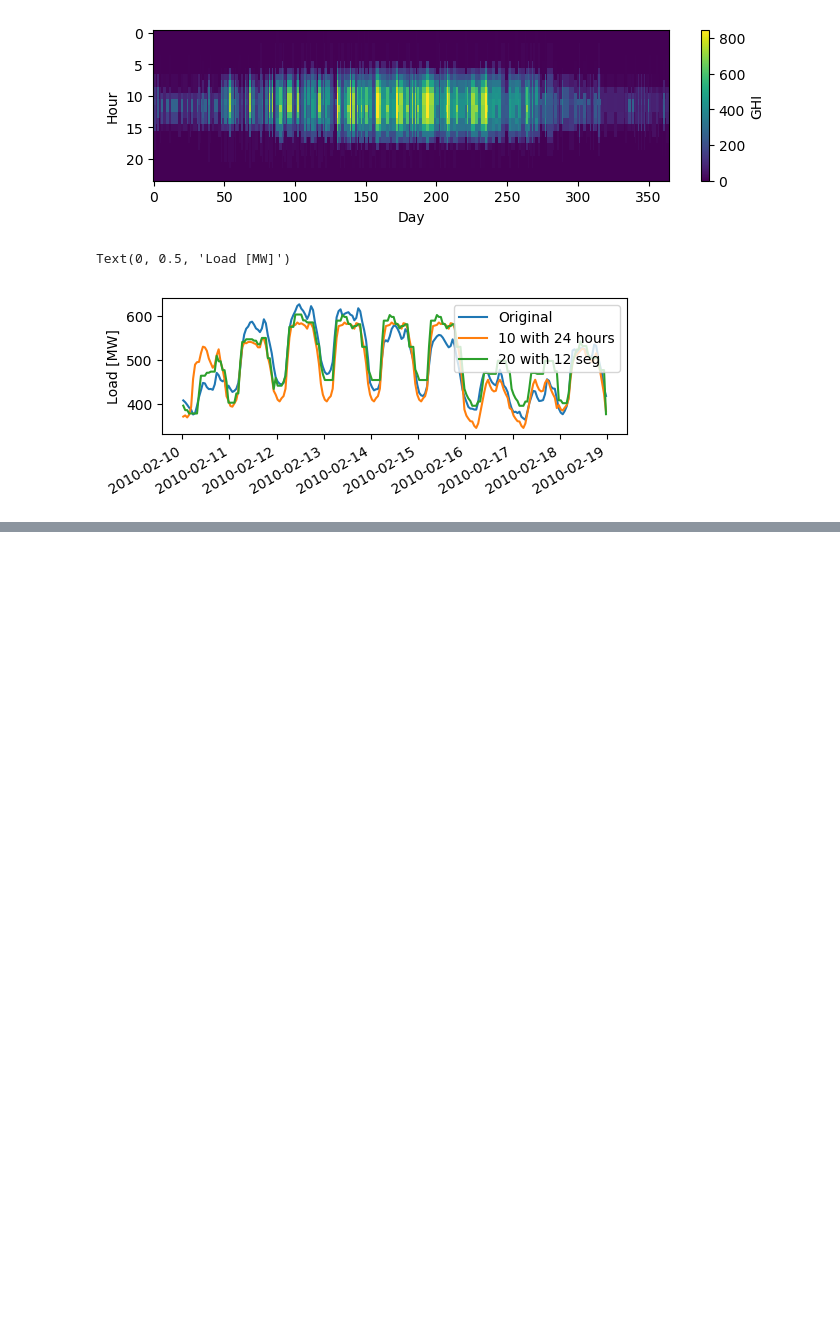
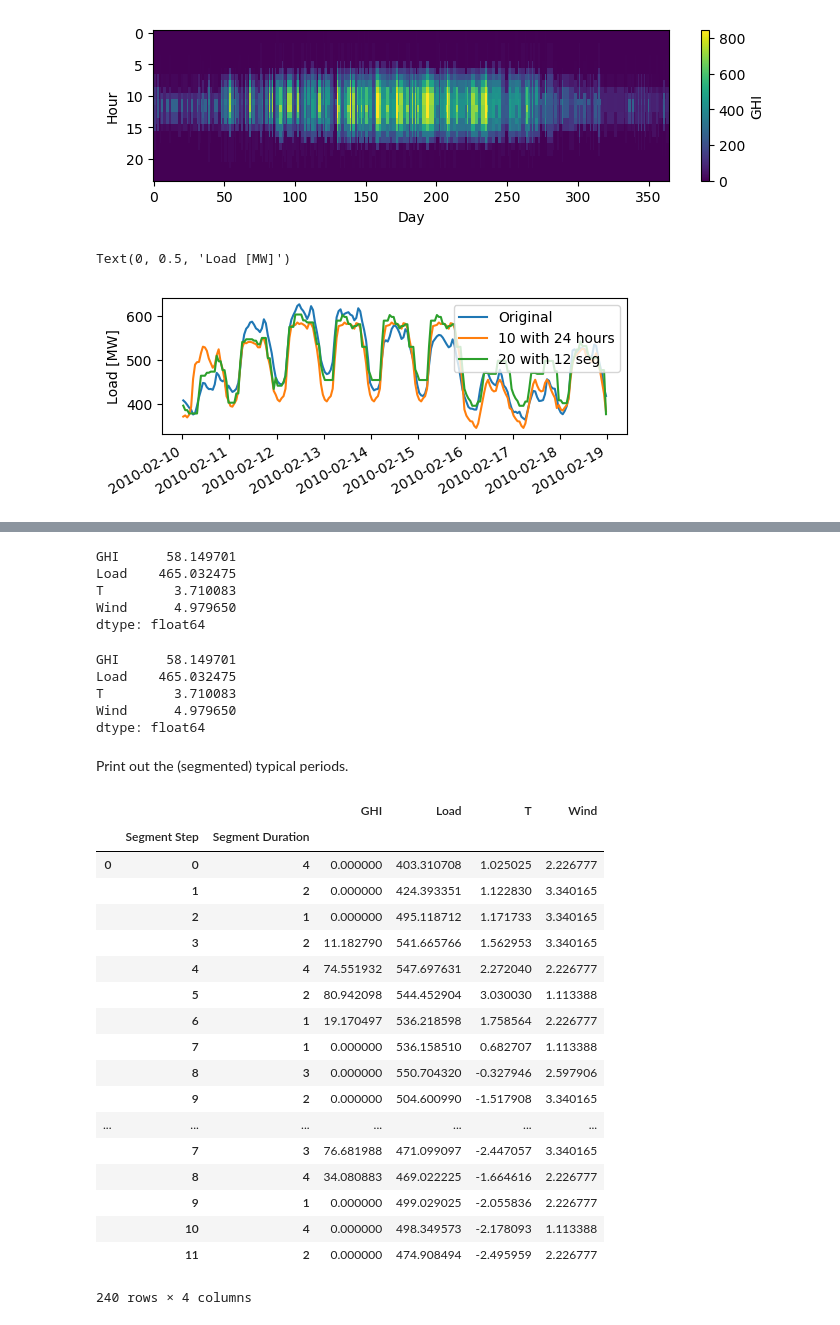
Before and after one commit to FZJ-IEK3-VSA/tsam, a Jupyter notebook: examples/aggregation_segmentation.ipynb, the cells around one changed output, grey strips where cells are left out. Saved outputs shown, nothing was run; the diff lists cells and outputs as text; code cells hidden in the pictures; blank space fills up the shorter version.

Commit message:
Time Steps renamed to Segment Steps, typical periods calculated in tsam adapted, validation in example added

```diff
--- a/examples/aggregation_segmentation.ipynb
+++ b/examples/aggregation_segmentation.ipynb
@@ -124,0 +155,8 @@ Text(0, 0.5, 'Load [MW]')
+# %%
+aggregation.createTypicalPeriods().loc[0,:].mean()
+# %% [output]
+GHI      58.149701
+Load    465.032475
+T         3.710083
+Wind      4.979650
+dtype: float64
@@ -124,0 +168,32 @@ Text(0, 0.5, 'Load [MW]')
+# %%
+aggregationSegTest.createTypicalPeriods().loc[0,:].mul(segmentDurations, axis=0).sum()/segmentDurations.sum()
+# %% [output]
+GHI      58.149701
+Load    465.032475
+T         3.710083
+Wind      4.979650
+dtype: float64
+# %% [markdown]
+Print out the (segmented) typical periods.
+# %%
+aggregationSeg.createTypicalPeriods()
+# %% [output]
+|  |  |  | GHI | Load | T | Wind |
+|  | Segment Step | Segment Duration |  |  |  |  |
+| 0 | 0 | 4 | 0.000000 | 403.310708 | 1.025025 | 2.226777 |
+|  | 1 | 2 | 0.000000 | 424.393351 | 1.122830 | 3.340165 |
+|  | 2 | 1 | 0.000000 | 495.118712 | 1.171733 | 3.340165 |
+|  | 3 | 2 | 11.182790 | 541.665766 | 1.562953 | 3.340165 |
+|  | 4 | 4 | 74.551932 | 547.697631 | 2.272040 | 2.226777 |
+|  | 5 | 2 | 80.942098 | 544.452904 | 3.030030 | 1.113388 |
+|  | 6 | 1 | 19.170497 | 536.218598 | 1.758564 | 2.226777 |
+|  | 7 | 1 | 0.000000 | 536.158510 | 0.682707 | 1.113388 |
+|  | 8 | 3 | 0.000000 | 550.704320 | -0.327946 | 2.597906 |
+|  | 9 | 2 | 0.000000 | 504.600990 | -1.517908 | 3.340165 |
+| ... | ... | ... | ... | ... | ... | ... |
+|  | 7 | 3 | 76.681988 | 471.099097 | -2.447057 | 3.340165 |
+|  | 8 | 4 | 34.080883 | 469.022225 | -1.664616 | 2.226777 |
+|  | 9 | 1 | 0.000000 | 499.029025 | -2.055836 | 2.226777 |
+|  | 10 | 4 | 0.000000 | 498.349573 | -2.178093 | 1.113388 |
+|  | 11 | 2 | 0.000000 | 474.908494 | -2.495959 | 2.226777 |
+240 rows × 4 columns
```
Also changed, not shown: parts of 10 cells of this notebook, 2 other files.
